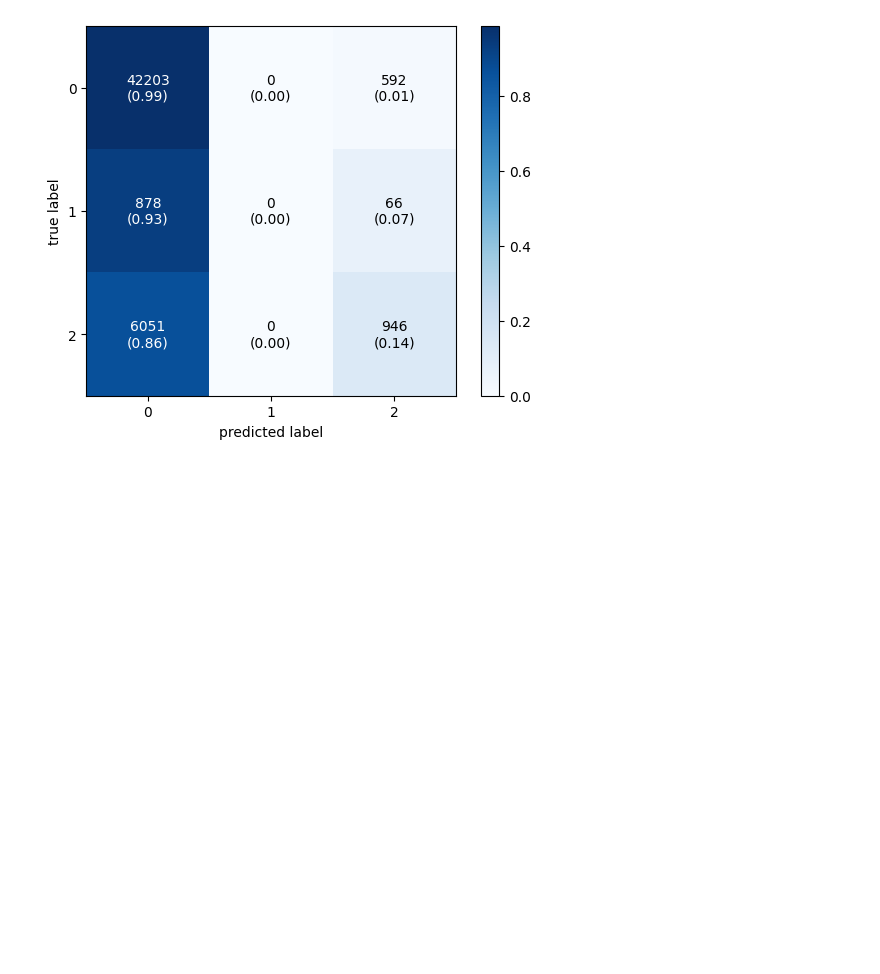
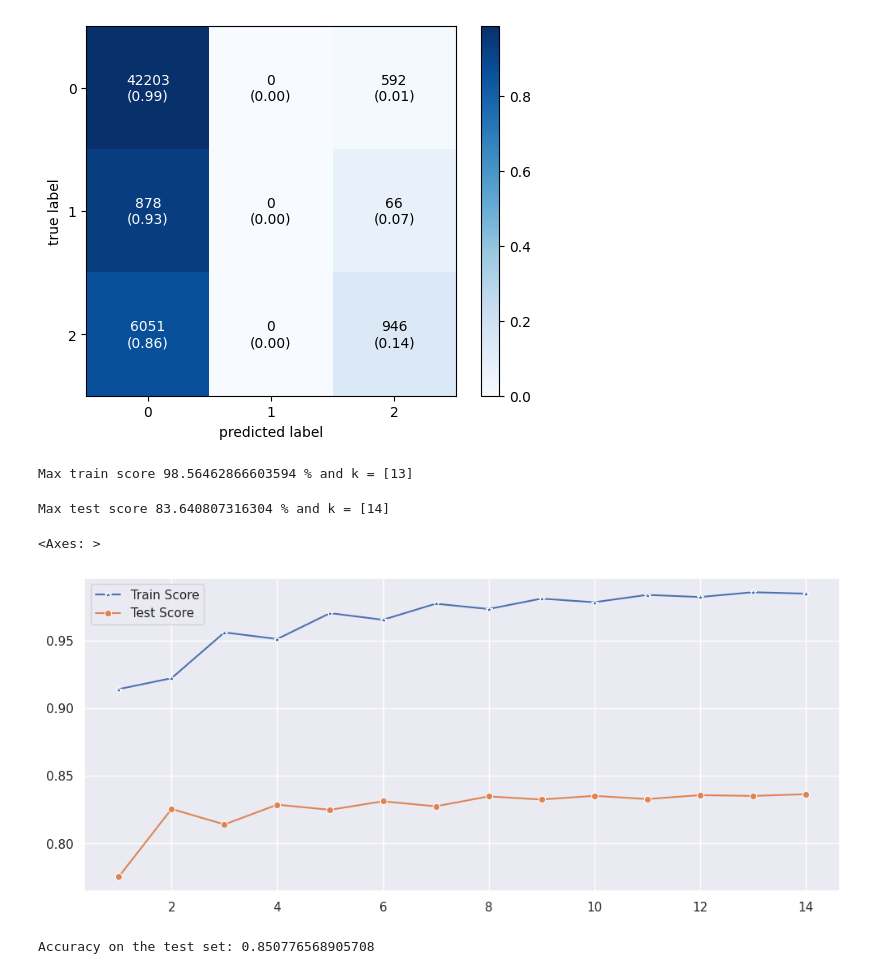
Before and after one commit to sykathowlader/group6_introToAi, a Jupyter notebook: random_forest.ipynb, the cells around one changed output. Drawn from its saved outputs; the diff is of its cells as text; code cells hidden in the pictures; blank space fills up the shorter version.

```diff
--- a/random_forest.ipynb
+++ b/random_forest.ipynb
@@ -128,3 +155,70 @@ plot_confusion_matrix(conf_mat=cm1,show_absolute=True, show_normed=True,colorbar
 plt.show()
 # %% [output]
 [figure]
+# %%
+from sklearn.ensemble import RandomForestClassifier
+
+# Initialize empty lists to store training and testing scores
+test_scores = []
+train_scores = []
+
+# Iterate over a range of values for the parameter (assuming it's the number of estimators)
+for i in range(1, 15):
+    # Create a Random Forest Classifier with 'i' number of estimators
+    rf = RandomForestClassifier(n_estimators=i)
+
+    # Fit the model on the training data
+    rf.fit(X_train, y_train)
+
+    # Append the training and testing scores to their respective lists
+    train_scores.append(rf.score(X_train, y_train))
+    test_scores.append(rf.score(X_test, y_test))
+
+# Now 'train_scores' and 'test_scores' contain the accuracy scores for different numbers of estimators
+# %%
+## score that comes from testing on the same datapoints that were used for training
+max_train_score = max(train_scores)
+train_scores_ind = [i for i, v in enumerate(train_scores) if v == max_train_score]
+print('Max train score {} % and k = {}'.format(max_train_score*100,list(map(lambda x: x+1, train_scores_ind))))
+# %% [output]
+Max train score 98.56462866603594 % and k = [13]
+# %%
+# Find the maximum test score and its corresponding indices in the 'test_scores' list
+max_test_score = max(test_scores)
+test_scores_ind = [i for i, v in enumerate(test_scores) if v == max_test_score]
+
+# Print the maximum test score and the corresponding values of 'k'
+print('Max test score {} % and k = {}'.format(max_test_score * 100, list(map(lambda x: x + 1, test_scores_ind))))
+# %% [output]
+Max test score 83.640807316304 % and k = [14]
+# %%
+plt.figure(figsize=(12, 5))
+
+# Create a line plot for training scores with '*' markers and label
+sns.lineplot(x=range(1, 15), y=train_scores, marker='*', label='Train Score')
+
+# Create a line plot for test scores with 'o' markers and label
+sns.lineplot(x=range(1, 15), y=test_scores, marker='o', label='Test Score')
+# %% [output]
+<Axes: >
+[figure, added]
+# %%
+# Create a Random Forest Classifier with specified hyperparameters
+rf = RandomForestClassifier(
+    n_estimators=1582,          # Number of trees in the forest
+    min_samples_split=100,      # Minimum number of samples required to split an internal node
+    min_samples_leaf=10,        # Minimum number of samples required to be at a leaf node
+    max_features='sqrt',        # Number of features to consider when looking for the best split
+    max_depth=15                # Maximum depth of the tree
+)
+
+# Train (fit) the model using the training data
+rf.fit(X_train, y_train)
+
+# Evaluate the model's accuracy on the test set
+accuracy = rf.score(X_test, y_test)
+
+# Print the accuracy on the test set
+print("Accuracy on the test set:", accuracy)
+# %% [output]
+Accuracy on the test set: 0.850776568905708
```
Also changed, not shown: parts of 5 cells of this notebook.
